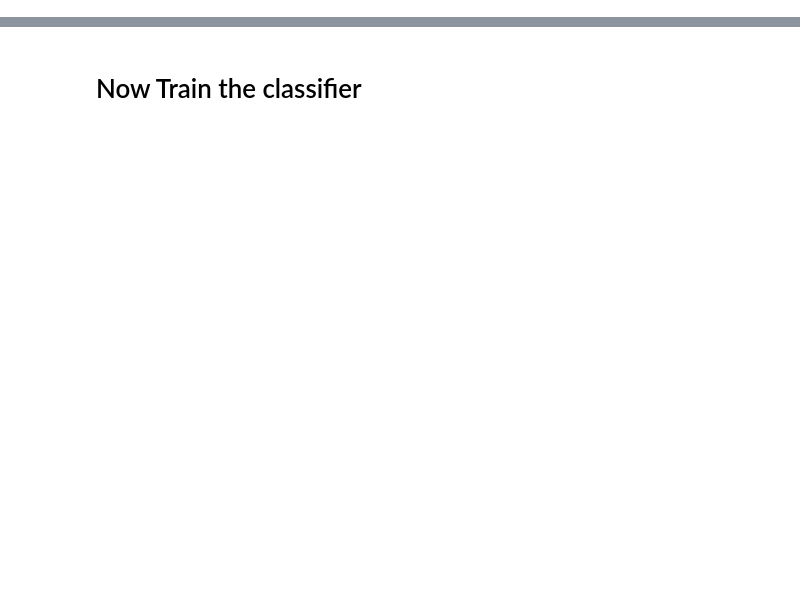
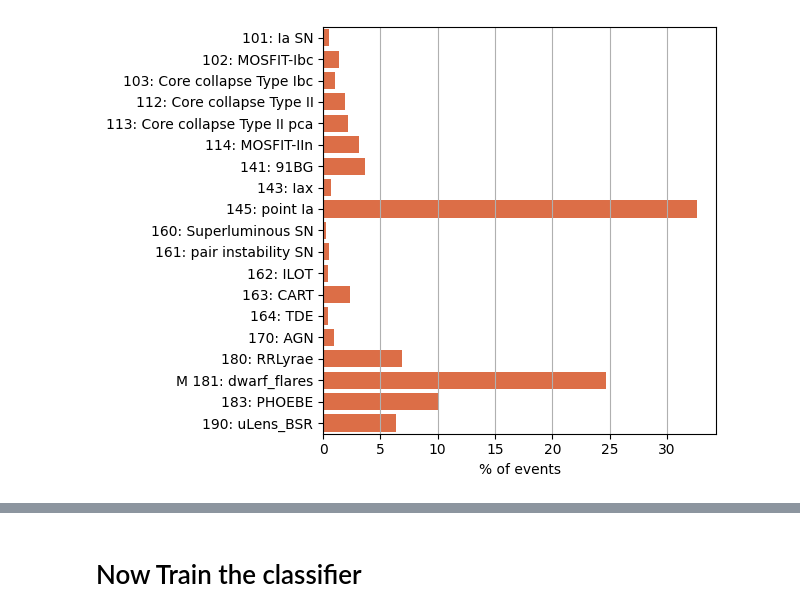
Before and after one commit to b-biswas/kndetect, a Jupyter notebook: notebooks/train_on_complete_lc.ipynb, the cells around one changed output, grey strips where cells are left out. Cells and saved outputs as stored; diff of their text form; code cells hidden in the pictures; blank space fills up the shorter version.

```diff
--- a/notebooks/train_on_complete_lc.ipynb
+++ b/notebooks/train_on_complete_lc.ipynb
@@ -133,0 +108,35 @@ Total number of events: 1500
+# %%
+import seaborn as sns
+
+sns.set_style({'axes.grid': True})
+al_distribution = {}
+for SNTYPE in np.unique(df_header["SNTYPE"].values):
+    if SNTYPE in [149, 150, 151]:
+        continue
+    al_distribution[SNTYPE] = 0
+
+for key in filtered_train_features_df["key"]:
+    row = df_header[df_header["SNID"] == key]
+    if row["SNTYPE"].values[0] in [149, 150, 151]:
+        continue
+    al_distribution[row["SNTYPE"].values[0]]+=1
+
+
+al_type_names = []
+al_freq = []
+for key in al_distribution.keys():
+    al_type_names.append(snana_ob_type_name(key))
+    al_freq.append(al_distribution[key])
+
+al_freq=np.array(al_freq)
+al_freq = al_freq/np.sum(al_freq) * 100
+
+#pd.DataFrame(al_distribution)
+ax = sns.barplot(y = al_type_names, x = al_freq, orient='h', color='#F5622E')
+ax.set_xlabel("% of events")
+plt.tight_layout()
+
+if save_results_plots:
+    plt.savefig(os.path.join("results", sub_directory, "al_event_distribution"))
+# %% [output]
+[figure, added]
```
Also changed, not shown: parts of 54 cells of this notebook, 7 other files.
